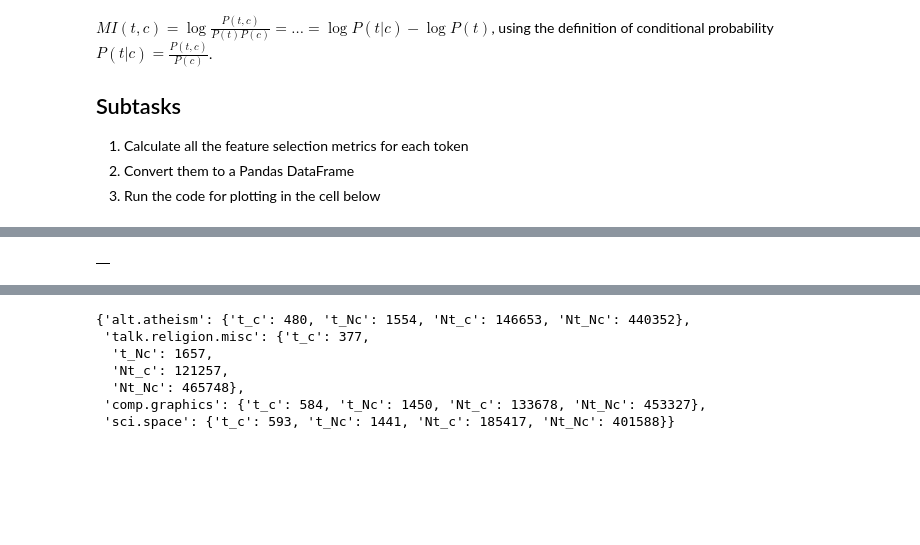
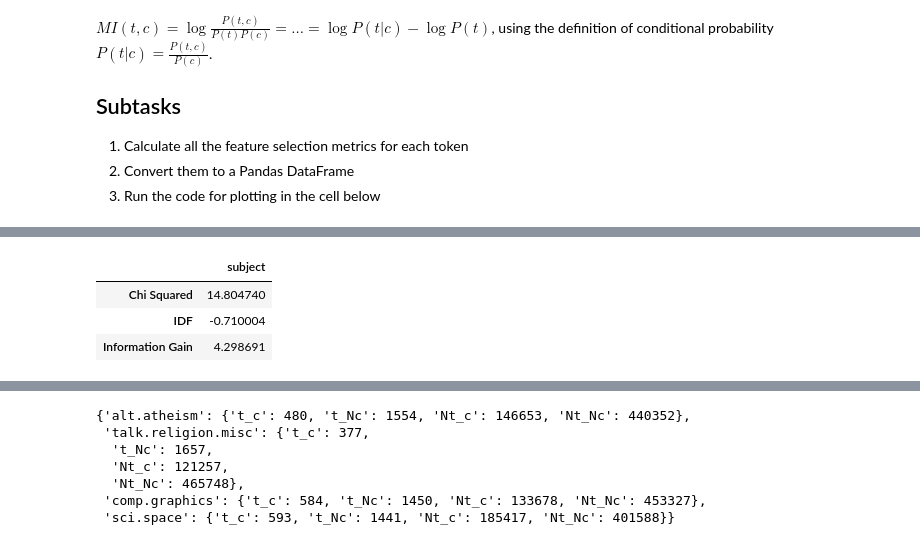
Before and after one commit to SimeonHristov99/Text_Mining, a Jupyter notebook: hw1/hw01_Feature_Selection.ipynb, the cells around one changed output, grey strips where cells are left out. Saved outputs shown, nothing was run; the diff lists cells and outputs as text; code cells hidden in the pictures; blank space fills up the shorter version.

Commit message:
Add `calc_infogain`.

```diff
--- a/hw1/hw01_Feature_Selection.ipynb
+++ b/hw1/hw01_Feature_Selection.ipynb
@@ -301,9 +301,8 @@ def get_word_stats(tfidfs, categories, word):
         }
     return w_stats
 
-# src: https://www.mathsisfun.com/data/chi-square-test.html
+
 def calc_chisq_per_category(w_stats_category: dict) -> float:
-    # Lay the data out in a table
     df = pd.DataFrame(
         data=[[w_stats_category['t_c'], w_stats_category['t_Nc']],
               [w_stats_category['Nt_c'], w_stats_category['Nt_Nc']]],
@@ -311,41 +310,25 @@ def calc_chisq_per_category(w_stats_category: dict) -> float:
         index=['seen_token', 'not_seen_token']
     )
 
-    # testing
-    # df = pd.DataFrame(
-    #     data=[[207, 282],
-    #           [231, 242]],
-    #     columns=['in_category', 'other_category'],
-    #     index=['seen_token', 'not_seen_token']
-    # )
-    # print(df)
-
-    # Add up rows and columns
     df['Total'] = df.sum(axis=1)
     df.loc['Total'] = df.sum(axis=0)
-    # print(df)
 
-    # Calculate "Expected Value" for each entry
     df_expected = df.copy()
     for col in df_expected.columns[:-1]:
         for row in df_expected.index[:-1]:
-            df_expected.at[row, col] = df_expected.at[row, 'Total'] * df_expected.at['Total', col] / df_expected.at['Total', 'Total']
-    # print(df_expected)
+            df_expected.at[row, col] = df_expected.at[row, 'Total'] * \
+                df_expected.at['Total', col] / df_expected.at['Total', 'Total']
 
-    # Subtract expected from observed, square it, then divide by expected
     df = df.drop(['Total'], axis=0)
     df = df.drop(['Total'], axis=1)
 
     for col in df.columns:
         for row in df.index:
             expected_val = df_expected.at[row, col]
-            df.at[row, col] = (df.at[row, col] - expected_val)**2 / expected_val
-    # print(df)
+            df.at[row, col] = (df.at[row, col] -
+                               expected_val)**2 / expected_val
 
-    # Add up those calculated values
     chi_square = df.values.sum()
-    # print(f'{chi_square=}')
-
     return chi_square
 
 
@@ -368,17 +351,10 @@ def calc_chisq(w_stats, token):
 
 
 def calc_infogain(w_stats, w):
-    # The amount of information gained about a random variable or signal from observing another random variable.
-    # $G(t) = first_additive + second_additive + P(\neg{t})\sum{P(c_i|\neg{t}) \log{P(c_i|\neg{t})}}$
+    # $G(t) = first_additive + second_additive + third_additive$
     # first_additive  = -\sum{P(c_i) \log{P(c_i)}}
     # second_additive = P(t)\sum{P(c_i|t) \log{P(c_i|t)}}
-
-    print('here')
-    print(w_stats)
-    # "t_c": Number of time the token `t` was seen in the categories `c`
-    # "t_Nc": Number of time the token `t` was seen another categories NOT `c`
-    # "Nt_c": Number of tokens in the categories c (that are NOT token `t`)
-    # "Nt_Nc": Number of tokens (that are NOT token `t`) in other categories (NOT `c`)
+    # third_additive = P(\neg{t})\sum{P(c_i|\neg{t}) \log{P(c_i|\neg{t})}}
 
     first_additive = 0
     second_additive = 0
@@ -389,32 +365,38 @@ def calc_infogain(w_stats, w):
         num_docs_c = len(categories_data_map.get(category, None))
         prob_category = num_docs_c / num_docs_all
         first_additive += prob_category * np.log(prob_category)
-
     first_additive *= (-1)
 
-    # P(t) = number of documents that have the token t / total number of documents
+    # P(t) = number of times token t was seen / total number of tokens
     pt = tfidfs["all"].word_freq[w] / tfidfs["all"].word_freq.total()
+    for category in w_stats:
+        # P(c_i|t) = from the number of tokens that are t, how many are in category ci
+        # P(c_i|t) = P(c_i && t) / P(t)
+        p_ci_and_t = tfidfs[category].word_freq[w] / tfidfs["all"].word_freq[w]
+        p_ci_t = p_ci_and_t / pt
+        second_additive += p_ci_t * np.log(p_ci_t)
+    second_additive *= pt
 
+    # P(\neg{t}) = 1 - P(t)
+    p_neg_t = 1 - pt
+    # P(c_i|\neg{t}) = from the number of documents that do not have the token t, how many are from category ci
     for category in w_stats:
-        # P(c_i|t) = from the number of documents that have the token t, how many are from category ci
-        # P(c_i|t) = P(c_i && t) / P(t)
-        p_ci_and_t = w_stats['t_c'] / num_docs_all
-        p_ci_t = p_ci_and_t / pt
-        print(p_ci_t)
+        # P(c_i|\neg{t}) = from the number of tokens that are not t, how many are from category ci
+        # P(c_i|\neg{t}) = P(c_i && not(t)) / P(not(t))
+        p_ci_and_not_t = (tfidfs[category].word_freq.total() - tfidfs[category].word_freq[w]) / (tfidfs['all'].word_freq.total() - tfidfs['all'].word_freq[w])
+        p_ci_not_t = p_ci_and_not_t / p_neg_t
+        third_additive += p_ci_not_t * np.log(p_ci_not_t)
+    third_additive *= p_neg_t
 
-
-    # P(\neg{t}) = number of documents that do not have the token t
-
-
-
-    # P(c_i|\neg{t}) = from the number of documents that do not have the token t, how many are from category ci
-
-
-    g_t = 42
+    g_t = first_additive + second_additive + third_additive
     return g_t
 
 
 def calc_mutualinformation(w_stats):
+    # "t_c": Number of time the token `t` was seen in the categories `c`
+    # "t_Nc": Number of time the token `t` was seen another categories NOT `c`
+    # "Nt_c": Number of tokens in the categories c (that are NOT token `t`)
+    # "Nt_Nc": Number of tokens (that are NOT token `t`) in other categories (NOT `c`)
     mi_t = ...
 
     return mi_t
@@ -425,11 +407,10 @@ pbar = tqdm(tfidfs["all"].reverse_vocab.items())
 for w, idx in pbar:
     w_stats = get_word_stats(tfidfs, categories, w)
     print(w_stats)
-    break
     # Goal is to check whether the token is relevant for the category
     # using various statistical methods
     feature_selection[w] = {
-        # "Chi Squared": calc_chisq(w_stats, w),
+        "Chi Squared": calc_chisq(w_stats, w),
         "Information Gain":  calc_infogain(w_stats, w),
         # "Mutual Information": calc_mutualinformation(w_stats),
         "IDF": tfidfs["all"].idf[idx]
@@ -444 +430,4 @@ feature_selection_df
-|  |
+|  | subject |
+| Chi Squared | 14.804740 |
+| IDF | -0.710004 |
+| Information Gain | 4.298691 |
```
Also changed, not shown: parts of 2 cells of this notebook.
